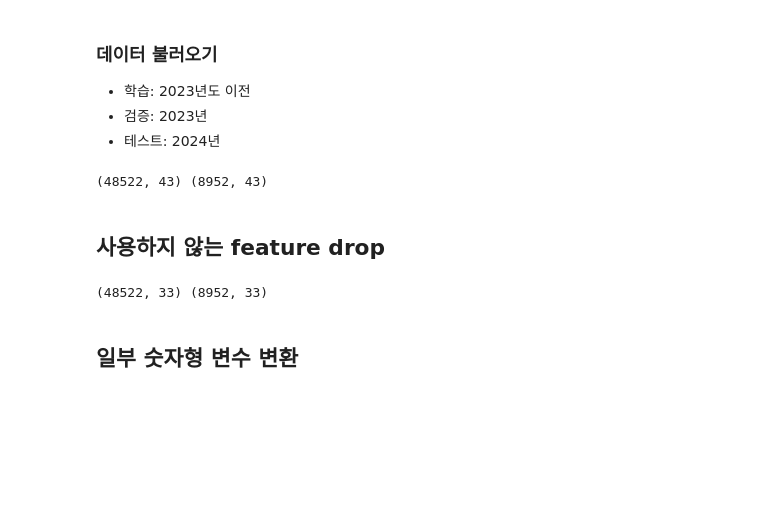
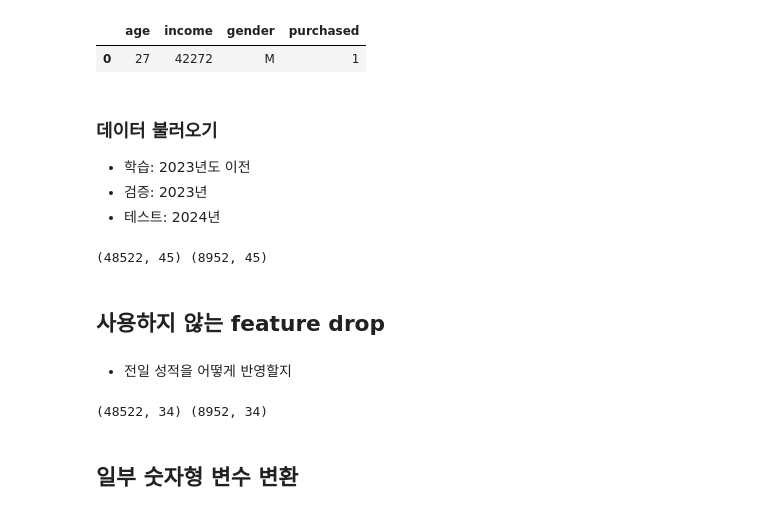
Before and after one commit to EunHak0501/KBoat, a Jupyter notebook: base_line.ipynb, the cells around one changed output. Saved outputs shown, nothing was run; the diff lists cells and outputs as text; code cells hidden in the pictures; blank space fills up the shorter version.

```diff
--- a/base_line.ipynb
+++ b/base_line.ipynb
@@ -6,12 +7,56 @@ from encoding_function import low_frequency_to_others
 
 import warnings
 warnings.filterwarnings('ignore')
+# %%
+from ctgan import CTGAN
+import random
+
+# 예시 데이터 생성 (target은 purchased)
+data = pd.DataFrame({
+    'age': [25, 45, 35, 50, 23, 36, 29, 42, 58, 33],
+    'income': [50000, 100000, 75000, 110000, 48000, 60000, 52000, 90000, 120000, 70000],
+    'gender': ['M', 'F', 'M', 'F', 'M', 'M', 'F', 'F', 'M', 'F'],
+    'purchased': [0, 1, 0, 1, 0, 1, 0, 1, 1, 0]  # 이것이 target 값이라고 가정
+})
+
+# display(data)
+
+
+random.seed(42)
+np.random.seed(42)
+# CTGAN 모델 생성
+ctgan = CTGAN(epochs=300, verbose=True)
+
+# 모델 학습 (target도 다른 변수와 함께 사용됨)
+ctgan.fit(data, discrete_columns=['gender', 'purchased'])
+
+# 새로운 데이터 생성
+new_data = ctgan.sample(1)
+display(new_data)
+# %% [output]
+|  | age | income | gender | purchased |
+| 0 | 27 | 42272 | M | 1 |
 # %% [markdown]
 ### 데이터 불러오기
 - 학습: 2023년도 이전
 - 검증: 2023년
 - 테스트: 2024년
 # %%
+def add_y(df):
+    df['rank'] = df['rank'].replace(0, 6)
+
+    target_cols = [
+        '단승', '복승', '삼복승'
+    ]
+    for i, col in enumerate(target_cols):
+        condition_target = df['rank'] <= i+1
+        df.loc[condition_target, col] = 1
+
+    df[target_cols] = df[target_cols].fillna(0)
+    df.drop(['rank'], axis=1, inplace=True)
+    return df
+
+
 ROOT_DIR = "data"
 RANDOM_STATE = 999
 
@@ -19,18 +64,25 @@ train = pd.read_csv(os.path.join(ROOT_DIR, "train.csv"))
 val = pd.read_csv(os.path.join(ROOT_DIR, "val.csv"))
 test = pd.read_csv(os.path.join(ROOT_DIR, "test.csv"))
 
+
+train = add_y(train)
+val = add_y(val)
+
 print(train.shape, val.shape)
 # %% [output]
-(48522, 43) (8952, 43)
+(48522, 45) (8952, 45)
 # %% [markdown]
 ## 사용하지 않는 feature drop
+# %% [markdown]
+- 전일 성적을 어떻게 반영할지
 # %%
 def drop_columns_from_datasets(df):
     drop_cols = [
         '연도', '회차', '일차', '경주번호',
         '금일출주경주',
         '모터번호', '전탑승선수1', '전탑승선수2',
-        '보트번호', '특이사항'
+        '보트번호', '특이사항',
+        '전일성적'
     ]
 
     df = df.drop(drop_cols, axis=1)
@@ -43,7 +95,7 @@ val = drop_columns_from_datasets(val)
 
 print(train.shape, val.shape)
 # %% [output]
-(48522, 33) (8952, 33)
+(48522, 34) (8952, 34)
 # %% [markdown]
 ## 일부 숫자형 변수 변환
 # %% [markdown]
```
Also changed, not shown: parts of 21 cells of this notebook.
